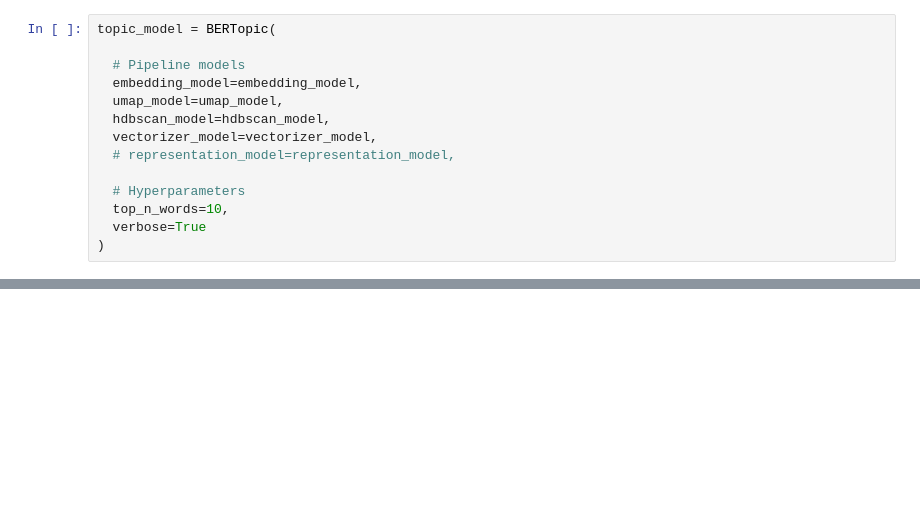
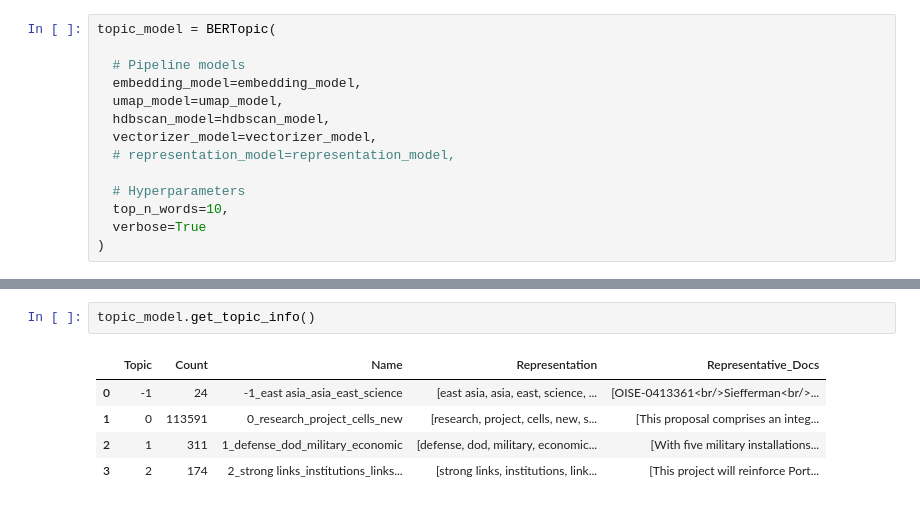
Before and after one commit to MaciejWarchalowski/ml-notebooks, a Jupyter notebook: Bertopic - take 2.ipynb, the cells around one changed output, grey strips where cells are left out. Cells and saved outputs as stored; diff of their text form; blank space fills up the shorter version.

```diff
--- a/Bertopic - take 2.ipynb
+++ b/Bertopic - take 2.ipynb
@@ -124,0 +125,8 @@ huggingface/tokenizers: The current process just got forked, after parallelism h
+# %%
+topic_model.get_topic_info()
+# %% [output]
+|  | Topic | Count | Name | Representation | Representative_Docs |
+| 0 | -1 | 24 | -1_east asia_asia_east_science | [east asia, asia, east, science, ... | [OISE-0413361<br/>Siefferman<br/>... |
+| 1 | 0 | 113591 | 0_research_project_cells_new | [research, project, cells, new, s... | [This proposal comprises an integ... |
+| 2 | 1 | 311 | 1_defense_dod_military_economic | [defense, dod, military, economic... | [With five military installations... |
+| 3 | 2 | 174 | 2_strong links_institutions_links... | [strong links, institutions, link... | [This project will reinforce Port... |
```
Also changed, not shown: parts of 1 cell of this notebook.
